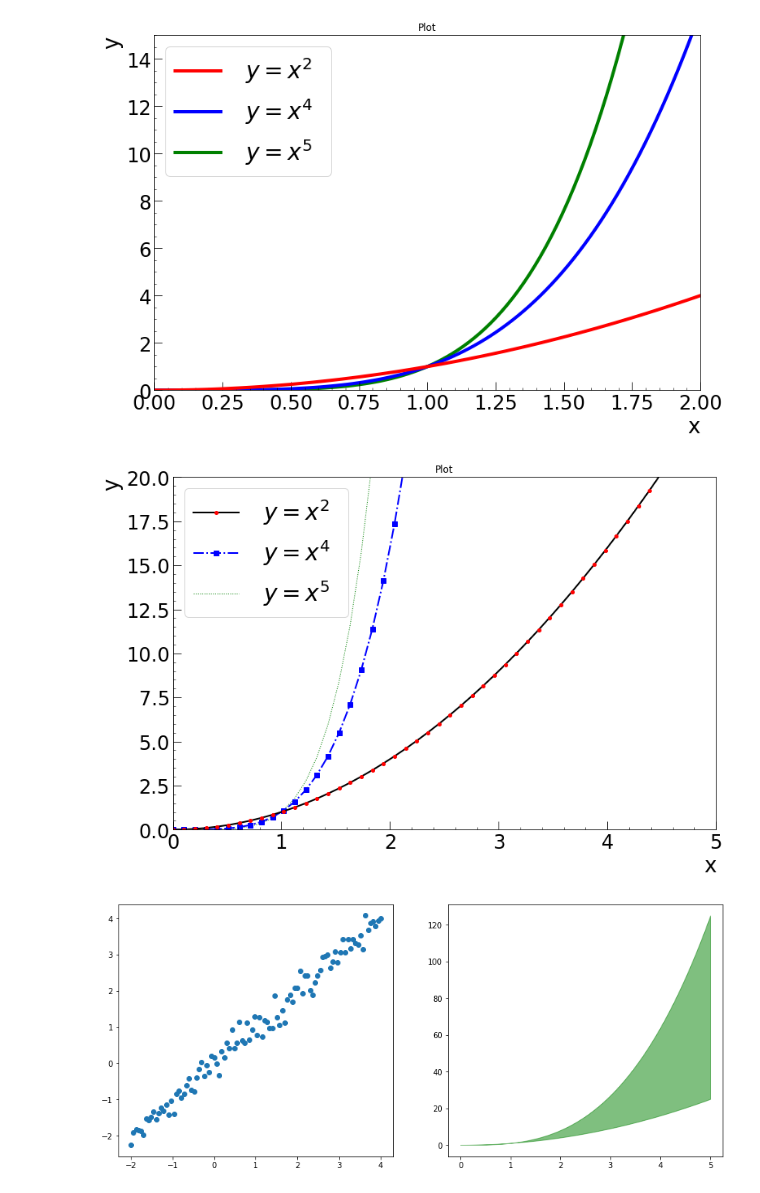
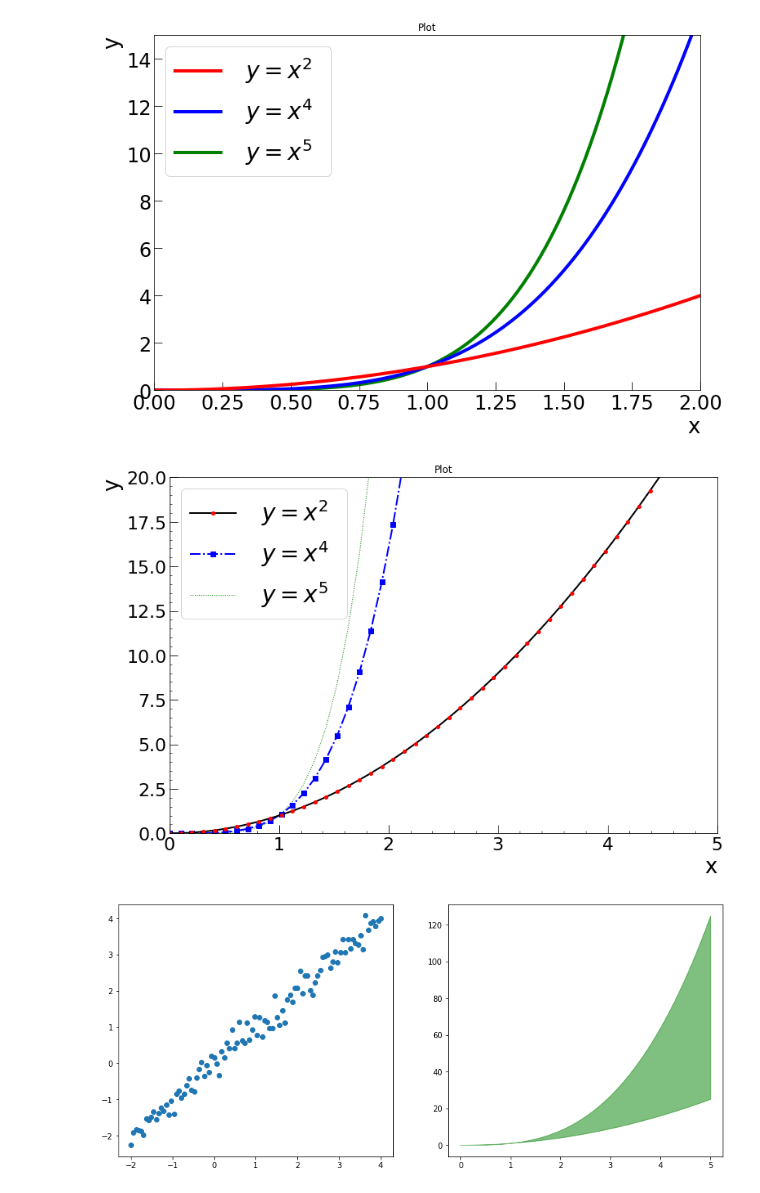
Before and after one commit to vanessacerrone/python_exercices, a Jupyter notebook: matplotlib.ipynb, the cells around one changed output. Saved outputs shown, nothing was run; the diff lists cells and outputs as text; code cells hidden in the pictures.

Commit message:
updated plot

```diff
--- a/matplotlib.ipynb
+++ b/matplotlib.ipynb
@@ -83,38 +79,37 @@ plt.show()
 # %%
 # line customization
 fig = plt.figure(figsize=(12,8))
 ax1 = fig.add_subplot(1, 1, 1)
 x = np.linspace(0, 5, 50)
 y = x**2
 y2 = x**4
 y3 = x**5
 
 
 # possible linestype options ‘-‘, ‘–’, ‘-.’, ‘:’
 # possible marker symbols: marker = '+', 'o', '*', 's', ',', '.',
 # '1', '2', '3', '4', ...
 
 ax1.plot(x, y, color = 'black', linewidth = 2, linestyle='-', marker='o', markersize=4, markerfacecolor="red", markeredgecolor="red",label = ' $y = x^2$ ', zorder = 2) # zorder 2 = la retta rossa va sopra
 ax1.plot(x, y2, color = 'blue', linewidth = 2, linestyle='-.', marker='s', markersize=6,label = ' $y = x^4$ ', zorder = 1)
 ax1.plot(x, y3, color = 'green', linewidth = 1, linestyle=':',label = ' $y = x^5$  ', zorder = 0)
 
 ax1.set_xlabel('x', fontsize = 26, loc = 'right')
 ax1.set_ylabel('y', fontsize = 26, loc = 'top')
 
-ax1.tick_params(axis = 'both', which = 'major', labelsize = 24, direction = 'in', length = 10) # major ticks
-ax1.tick_params(axis = 'both', which = 'minor', labelsize = 24, direction = 'in', length = 3) # minor ticks
-ax1.set_xticks(ticks = ax1.get_xticks(), minor = True)
-ax1.set_yticks(ticks = ax1.get_yticks(), minor = True)
+ax1.tick_params(axis = 'both', which = 'major', labelsize = 22, direction = 'in', length = 10) # major ticks
+ax1.tick_params(axis = 'both', which = 'minor', labelsize = 22, direction = 'in', length = 3) # minor ticks
+
 ax1.minorticks_on()
 ax1.set_title("Plot")
 
 
 ax1.set_xlim(left = 0, right = 5)
 ax1.set_ylim(bottom = 0, top = 20, )
 ax1.legend(prop = {'size': 28}, ncol = 1, loc=2) # loc 2  in alto a sinistra
 plt.show()
 # %% [output]
-[figure, old version]
+[figure, new version]
 # %%
 fig = plt.figure(figsize=(14,6))
 #add_subplot(nrows, ncols, index, **kwargs)
```
Also changed, not shown: parts of 2 cells of this notebook, 1 other file.
